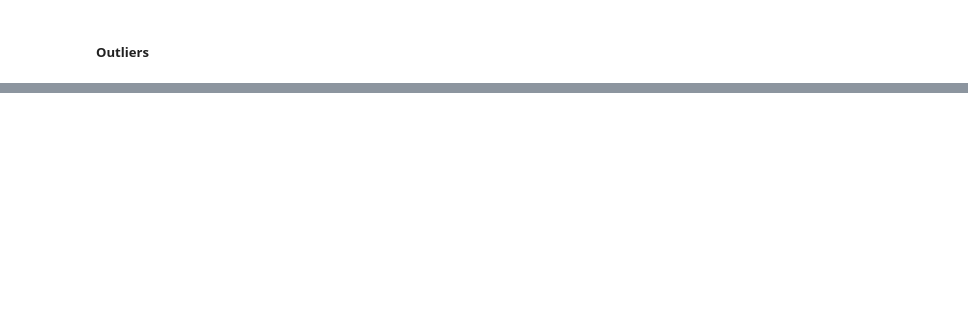
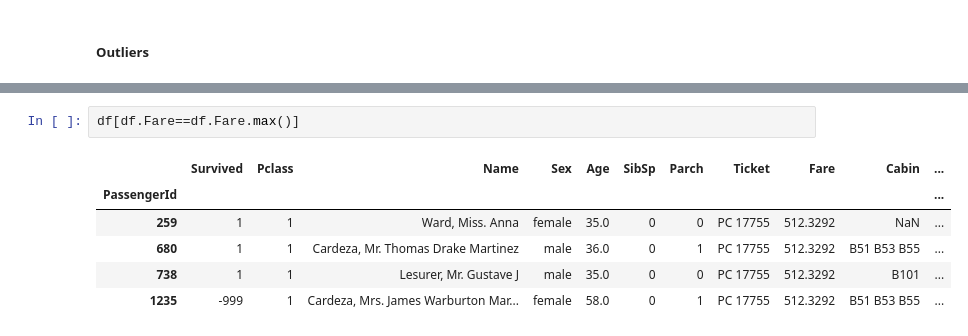
Before and after one commit to avilavate/titanic_disaster, a Jupyter notebook: notebooks/EDA Titanic Disaster Dataset.ipynb, the cells around one changed output, grey strips where cells are left out. Cells and saved outputs as stored; diff of their text form; blank space fills up the shorter version.

```diff
--- a/notebooks/EDA Titanic Disaster Dataset.ipynb
+++ b/notebooks/EDA Titanic Disaster Dataset.ipynb
@@ -377,0 +400,9 @@ memory usage: 165.2+ KB
+# %%
+df[df.Fare==df.Fare.max()]
+# %% [output]
+|  | Survived | Pclass | Name | Sex | Age | SibSp | Parch | Ticket | Fare | Cabin | ... |
+| PassengerId |  |  |  |  |  |  |  |  |  |  | ... |
+| 259 | 1 | 1 | Ward, Miss. Anna | female | 35.0 | 0 | 0 | PC 17755 | 512.3292 | NaN | ... |
+| 680 | 1 | 1 | Cardeza, Mr. Thomas Drake Martinez | male | 36.0 | 0 | 1 | PC 17755 | 512.3292 | B51 B53 B55 | ... |
+| 738 | 1 | 1 | Lesurer, Mr. Gustave J | male | 35.0 | 0 | 0 | PC 17755 | 512.3292 | B101 | ... |
+| 1235 | -999 | 1 | Cardeza, Mrs. James Warburton Mar... | female | 58.0 | 0 | 1 | PC 17755 | 512.3292 | B51 B53 B55 | ... |
```
Also changed, not shown: parts of 13 cells of this notebook, 1 other file.
